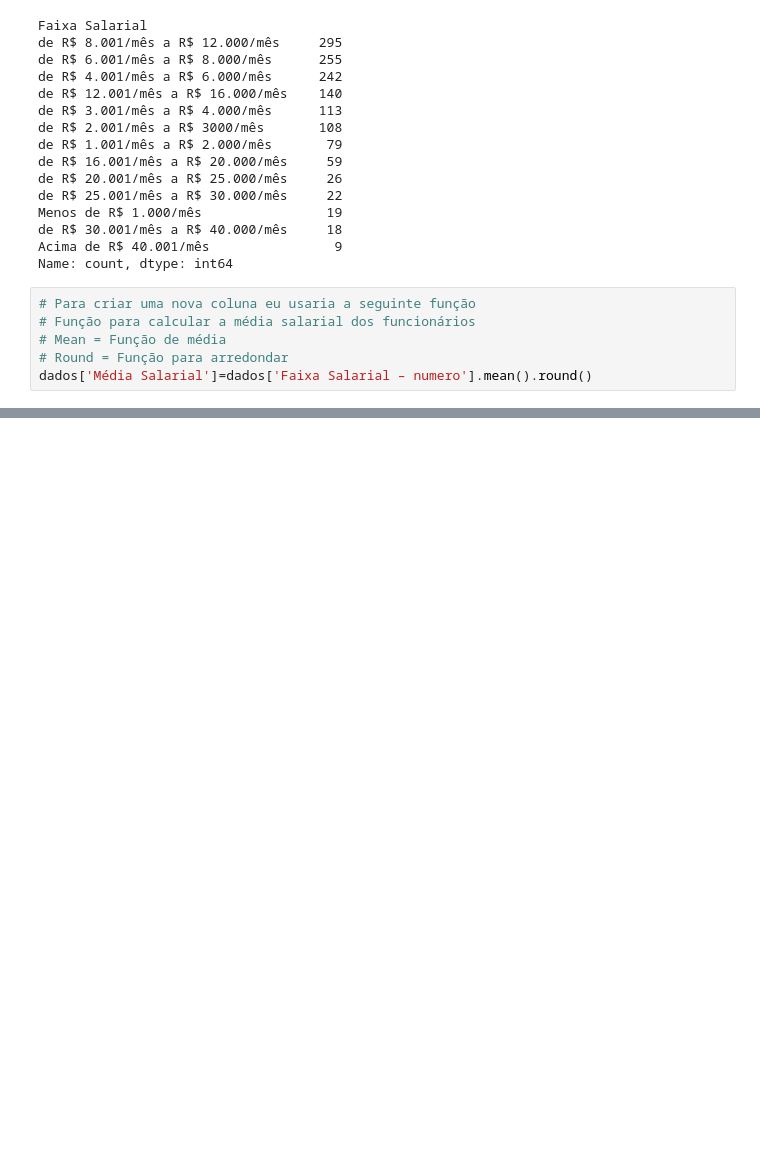
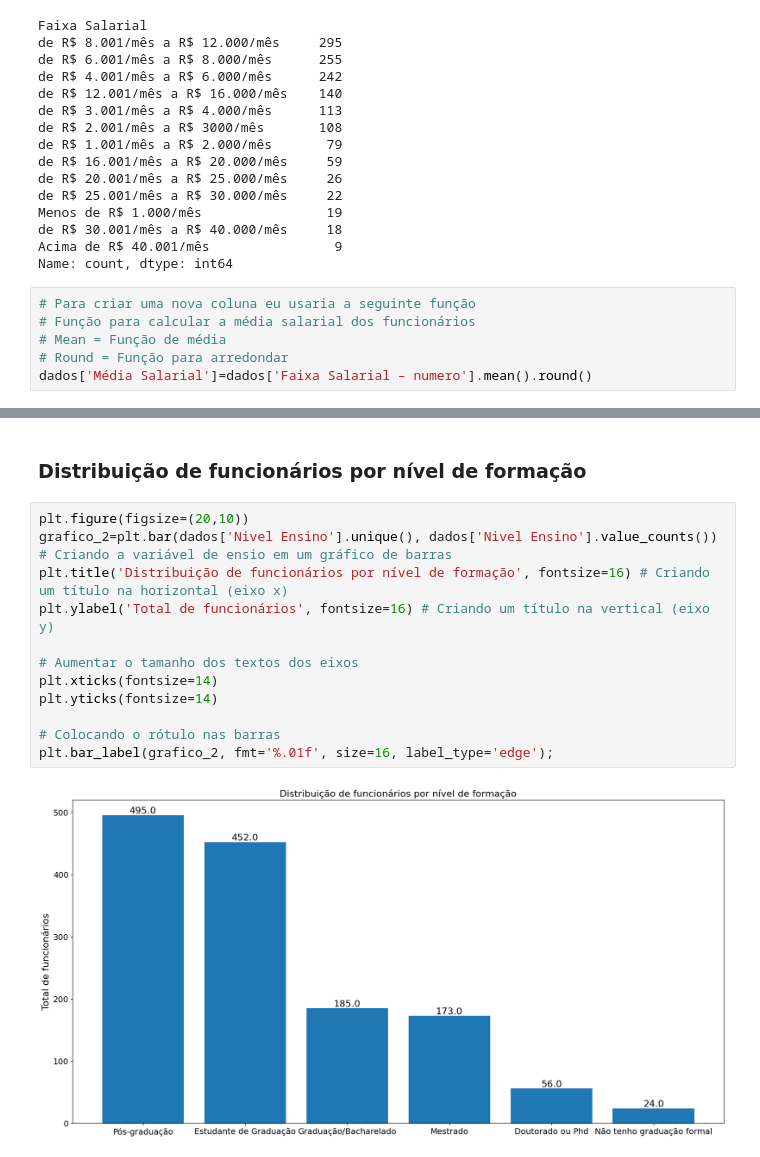
Before and after one commit to ImArthurMendes/IAA002---Linguagem-de-programa-o-aplicada, a Jupyter notebook: LPA - Prática - Aula 23 - 4.3 Resolução do exercício.ipynb, the cells around one changed output, grey strips where cells are left out. Drawn from its saved outputs; the diff is of its cells as text; blank space fills up the shorter version.

```diff
--- a/LPA - Prática - Aula 23 - 4.3 Resolução do exercício.ipynb
+++ b/LPA - Prática - Aula 23 - 4.3 Resolução do exercício.ipynb
@@ -228,0 +265,16 @@ dados.head()
+# %% [markdown]
+### Distribuição de funcionários por nível de formação
+# %%
+plt.figure(figsize=(20,10))
+grafico_2=plt.bar(dados['Nivel Ensino'].unique(), dados['Nivel Ensino'].value_counts()) # Criando a variável de ensio em um gráfico de barras
+plt.title('Distribuição de funcionários por nível de formação', fontsize=16) # Criando um título na horizontal (eixo x)
+plt.ylabel('Total de funcionários', fontsize=16) # Criando um título na vertical (eixo y)
+
+# Aumentar o tamanho dos textos dos eixos
+plt.xticks(fontsize=14)
+plt.yticks(fontsize=14)
+
+# Colocando o rótulo nas barras
+plt.bar_label(grafico_2, fmt='%.01f', size=16, label_type='edge');
+# %% [output]
+[figure, added]
```
Also changed, not shown: parts of 26 cells of this notebook.
